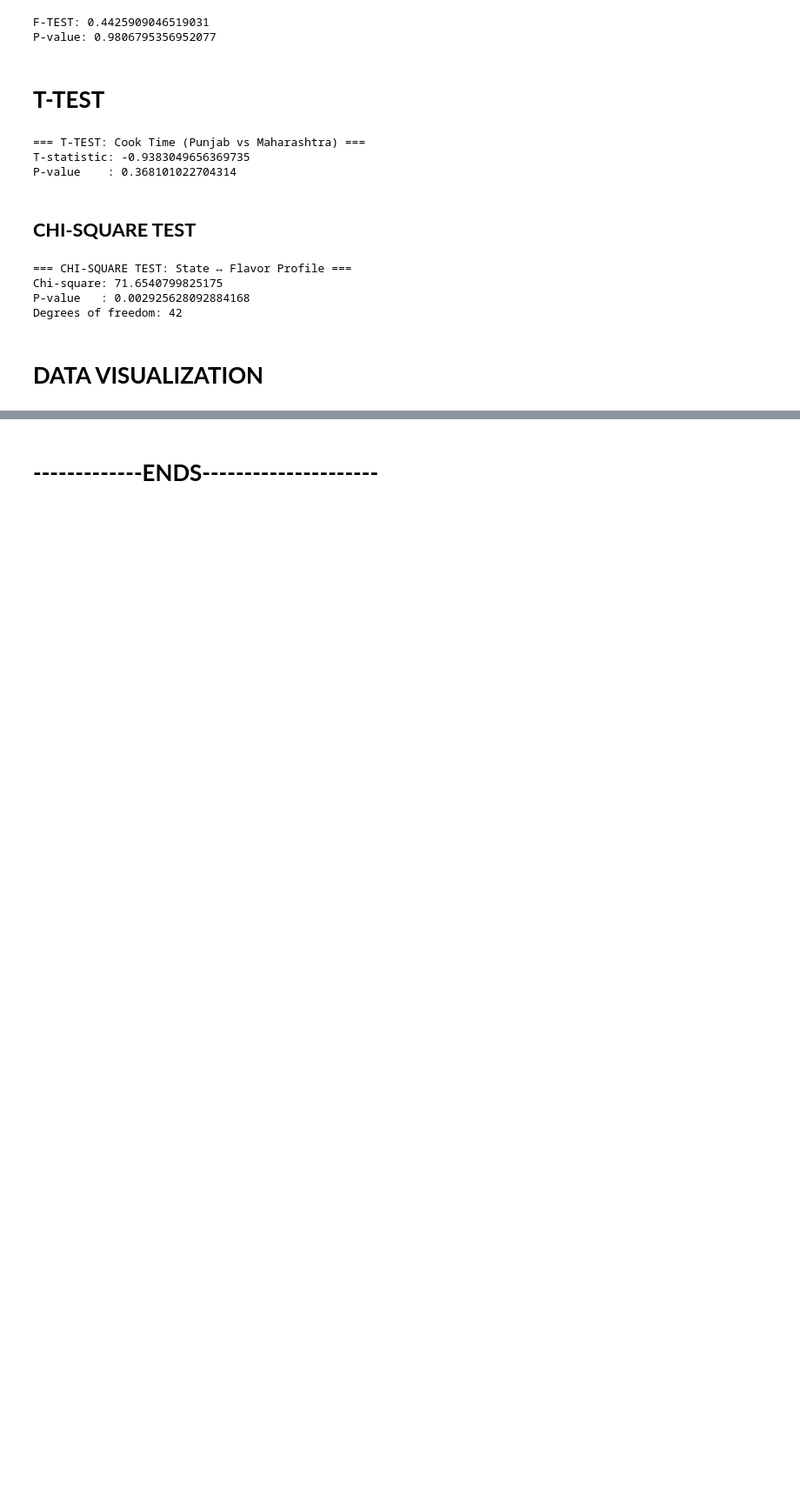
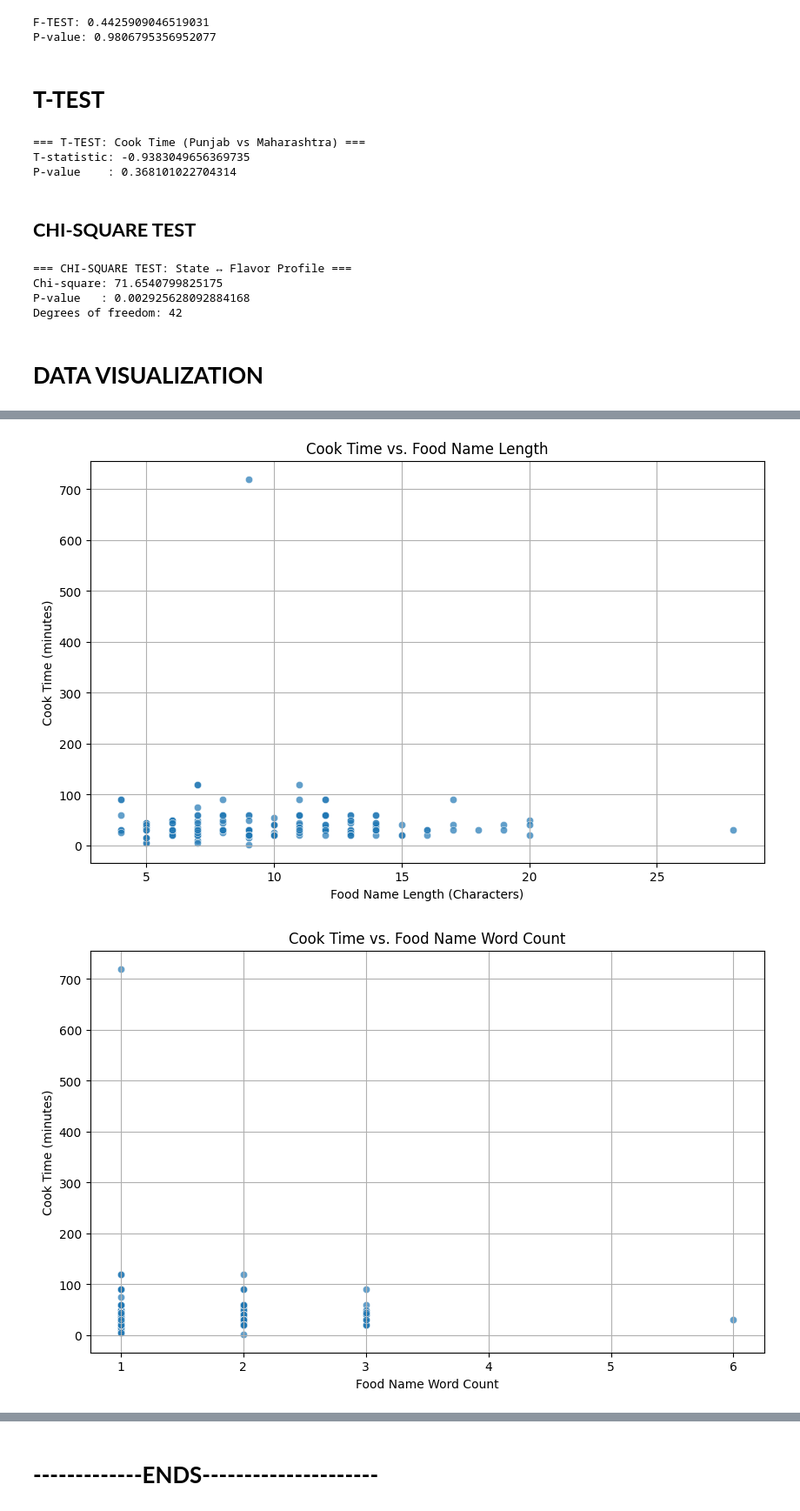
Before and after one commit to dhanush46infotech-debug/food_data, a Jupyter notebook: FOODDATA.ipynb, the cells around one changed output, grey strips where cells are left out. Shown: that part at 87% size. Drawn from its saved outputs; the diff is of its cells as text; code cells hidden in the pictures; blank space fills up the shorter version.

```diff
--- a/FOODDATA.ipynb
+++ b/FOODDATA.ipynb
@@ -657,0 +687,28 @@ plt.show()
+# %%
+import matplotlib.pyplot as plt
+import seaborn as sns
+
+# Check if columns exist before plotting
+if 'name_length' in food_df.columns and 'name_word_count' in food_df.columns:
+    # 1. Scatter plot: cook_time vs name_length
+    plt.figure(figsize=(10, 6))
+    sns.scatterplot(data=food_df, x='name_length', y='cook_time', alpha=0.7)
+    plt.title('Cook Time vs. Food Name Length')
+    plt.xlabel('Food Name Length (Characters)')
+    plt.ylabel('Cook Time (minutes)')
+    plt.grid(True)
+    plt.show()
+
+    # 2. Scatter plot: cook_time vs name_word_count
+    plt.figure(figsize=(10, 6))
+    sns.scatterplot(data=food_df, x='name_word_count', y='cook_time', alpha=0.7)
+    plt.title('Cook Time vs. Food Name Word Count')
+    plt.xlabel('Food Name Word Count')
+    plt.ylabel('Cook Time (minutes)')
+    plt.grid(True)
+    plt.show()
+else:
+    print("Error: 'name_length' or 'name_word_count' columns not found in food_df. Please ensure previous feature engineering steps were executed successfully.")
+# %% [output]
+[figure, added]
+[figure, added]
```
Also changed, not shown: parts of 33 cells of this notebook.
